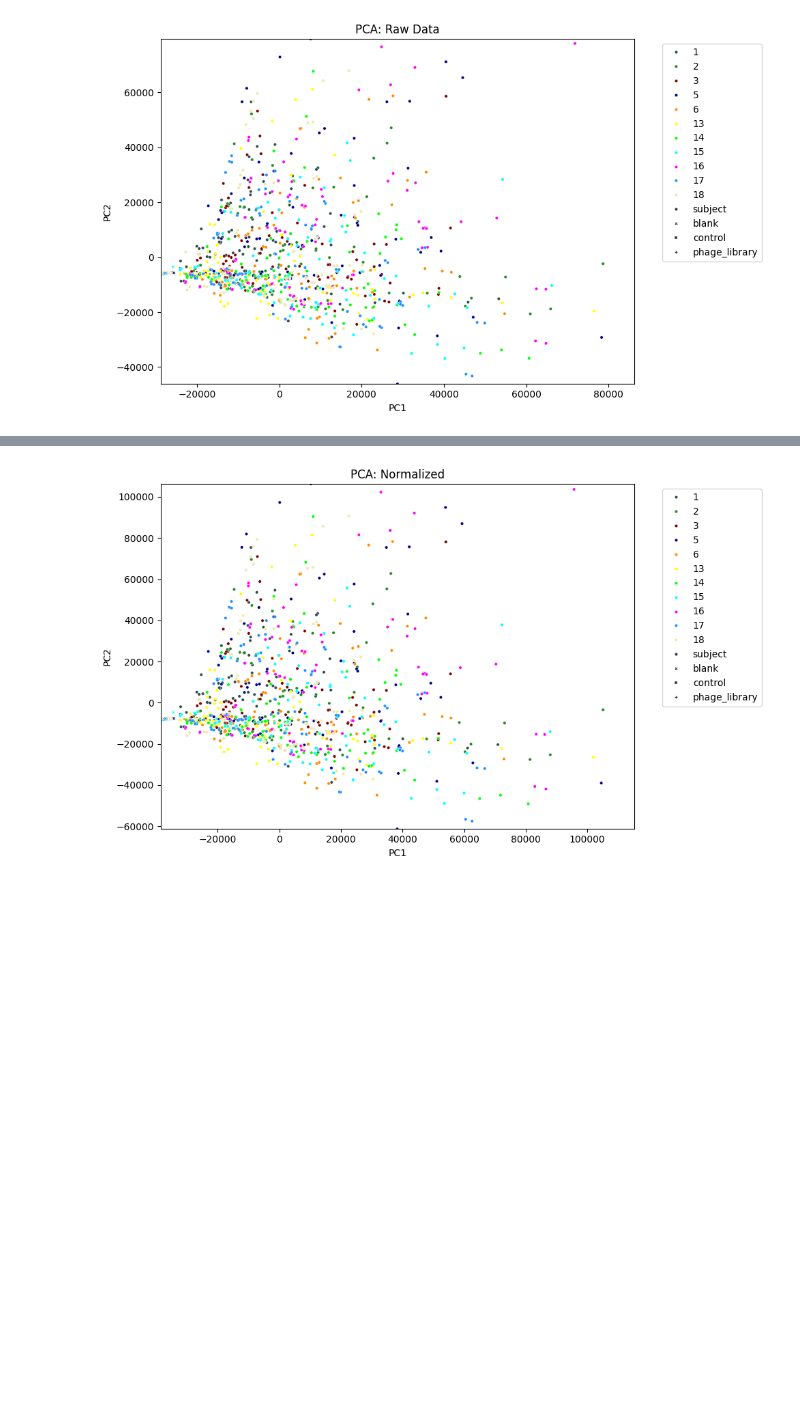
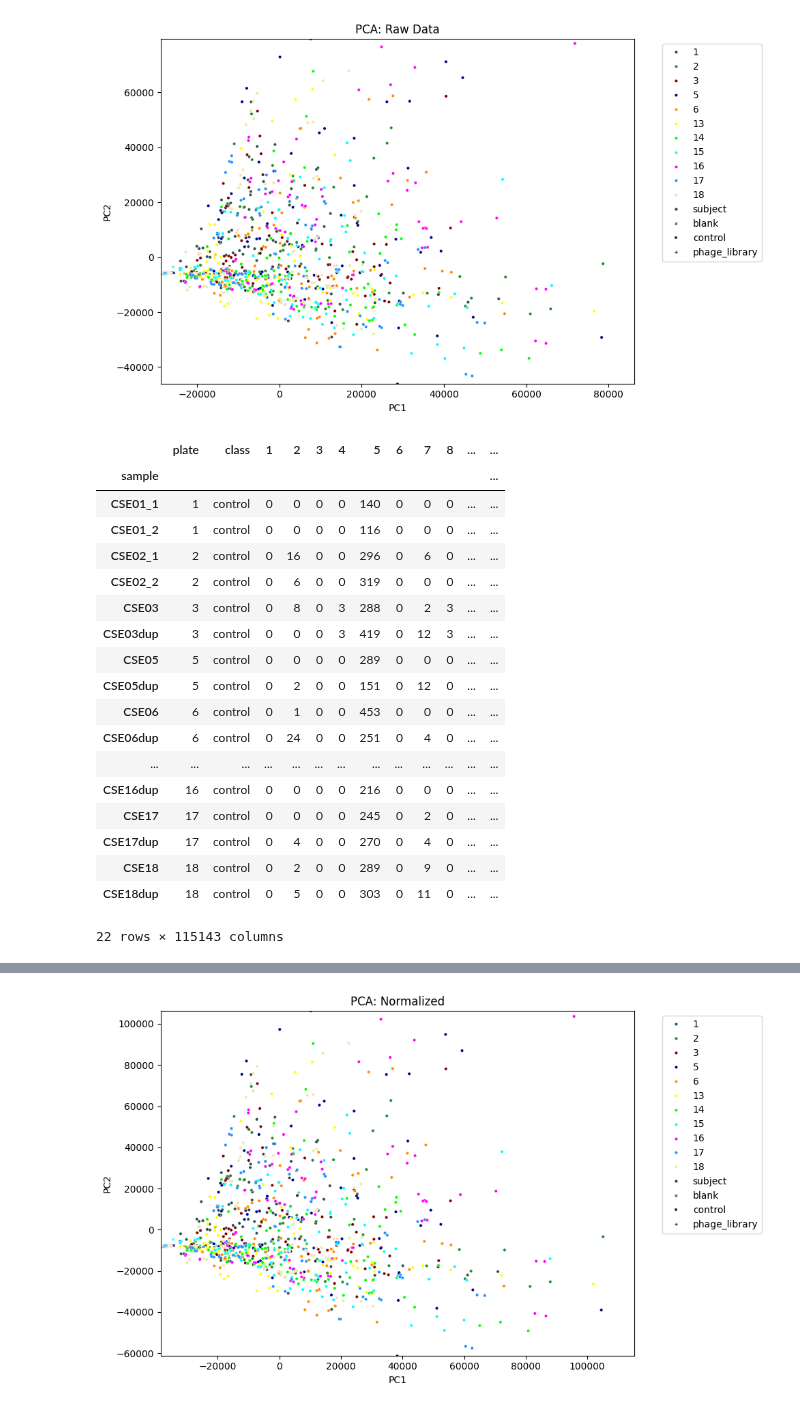
Before and after one commit to ucsffrancislab/genomics, a Jupyter notebook: data/20250925-Illumina-PhIP/20251114-PhIP-MultiPlate/out.123456131415161718/counts_normalized_subtracted_pcas.ipynb, the cells around one changed output, grey strips where cells are left out. Saved outputs shown, nothing was run; the diff lists cells and outputs as text; code cells hidden in the pictures; blank space fills up the shorter version.

```diff
--- a/data/20250925-Illumina-PhIP/20251114-PhIP-MultiPlate/out.123456131415161718/counts_normalized_subtracted_pcas.ipynb
+++ b/data/20250925-Illumina-PhIP/20251114-PhIP-MultiPlate/out.123456131415161718/counts_normalized_subtracted_pcas.ipynb
@@ -602,3 +625,28 @@ plot_pca(data_annot.reset_index().set_index('sample').drop(['subject','type','la
 # %% [output]
 [figure]
+# %%
+cse_pca_data_annot = data_annot.loc[
+    (data_annot.index.get_level_values('type') == 'commercial serum control'),:
+    ].reset_index().set_index('sample').drop(['subject','type','lane'],axis='columns').fillna(0)
+cse_pca_data_annot
+# %% [output]
+|  | plate | class | 1 | 2 | 3 | 4 | 5 | 6 | 7 | 8 | ... | ... |
+| sample |  |  |  |  |  |  |  |  |  |  |  | ... |
+| CSE01_1 | 1 | control | 0 | 0 | 0 | 0 | 140 | 0 | 0 | 0 | ... | ... |
+| CSE01_2 | 1 | control | 0 | 0 | 0 | 0 | 116 | 0 | 0 | 0 | ... | ... |
+| CSE02_1 | 2 | control | 0 | 16 | 0 | 0 | 296 | 0 | 6 | 0 | ... | ... |
+| CSE02_2 | 2 | control | 0 | 6 | 0 | 0 | 319 | 0 | 0 | 0 | ... | ... |
+| CSE03 | 3 | control | 0 | 8 | 0 | 3 | 288 | 0 | 2 | 3 | ... | ... |
+| CSE03dup | 3 | control | 0 | 0 | 0 | 3 | 419 | 0 | 12 | 3 | ... | ... |
+| CSE05 | 5 | control | 0 | 0 | 0 | 0 | 289 | 0 | 0 | 0 | ... | ... |
+| CSE05dup | 5 | control | 0 | 2 | 0 | 0 | 151 | 0 | 12 | 0 | ... | ... |
+| CSE06 | 6 | control | 0 | 1 | 0 | 0 | 453 | 0 | 0 | 0 | ... | ... |
+| CSE06dup | 6 | control | 0 | 24 | 0 | 0 | 251 | 0 | 4 | 0 | ... | ... |
+| ... | ... | ... | ... | ... | ... | ... | ... | ... | ... | ... | ... | ... |
+| CSE16dup | 16 | control | 0 | 0 | 0 | 0 | 216 | 0 | 0 | 0 | ... | ... |
+| CSE17 | 17 | control | 0 | 0 | 0 | 0 | 245 | 0 | 2 | 0 | ... | ... |
+| CSE17dup | 17 | control | 0 | 4 | 0 | 0 | 270 | 0 | 4 | 0 | ... | ... |
+| CSE18 | 18 | control | 0 | 2 | 0 | 0 | 289 | 0 | 9 | 0 | ... | ... |
+| CSE18dup | 18 | control | 0 | 5 | 0 | 0 | 303 | 0 | 11 | 0 | ... | ... |
+22 rows × 115143 columns
 # %%
```
Also changed, not shown: parts of 16 cells of this notebook.
